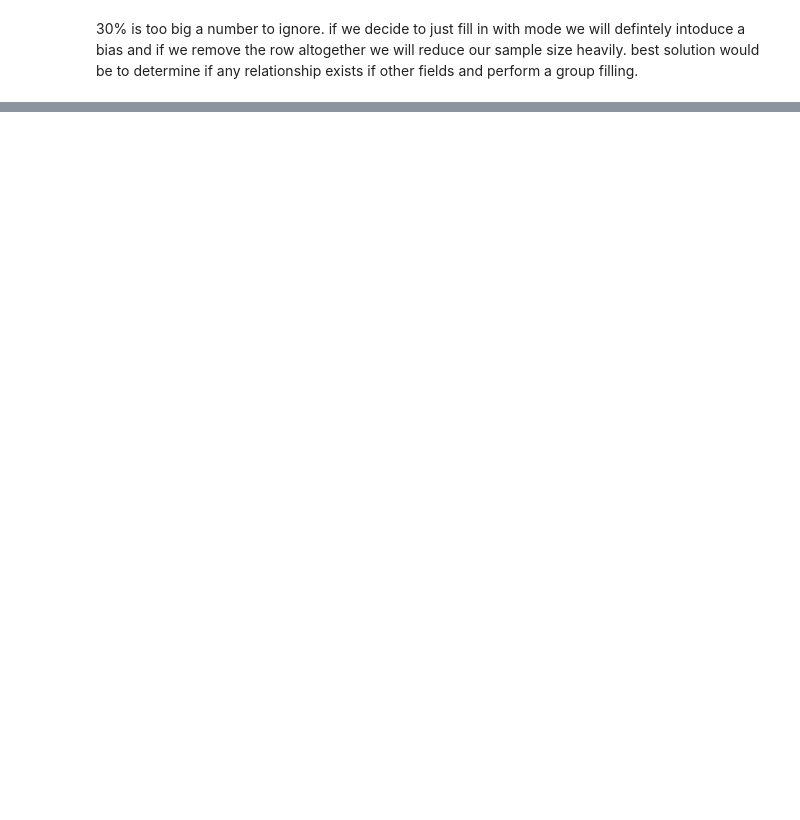
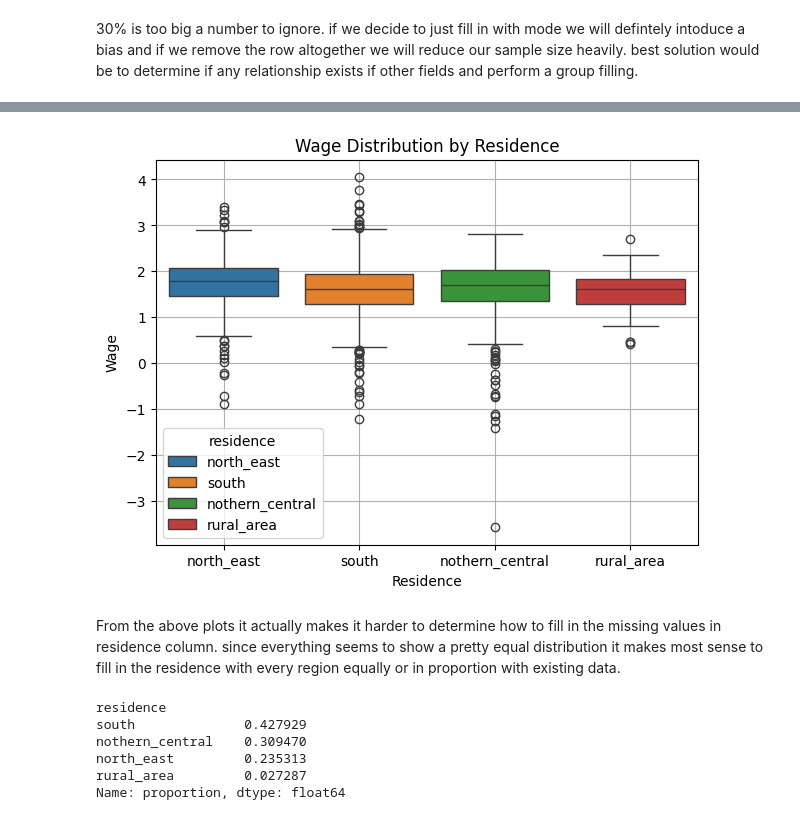
Before and after one commit to levyashvin/exploratory-data-analysis, a Jupyter notebook: males_dataset_analysis.ipynb, the cells around one changed output, grey strips where cells are left out. Cells and saved outputs as stored; diff of their text form; code cells hidden in the pictures; blank space fills up the shorter version.

```diff
--- a/males_dataset_analysis.ipynb
+++ b/males_dataset_analysis.ipynb
@@ -80,0 +107,24 @@ residence column missing data = 28.56%
+# %%
+#wage distribution by residence
+plt.figure(figsize=(7, 5))
+sns.boxplot(data=data, x='residence', y='wage', hue=data['residence'])
+plt.title('Wage Distribution by Residence')
+plt.xlabel('Residence')
+plt.ylabel('Wage')
+plt.grid(True)
+plt.show()
+# %% [output]
+[figure, added]
+# %% [markdown]
+From the above plots it actually makes it harder to determine how to fill in the missing values in residence column. since everything seems to show a pretty equal distribution it makes most sense to fill in the residence with every region equally or in proportion with existing data.
+# %%
+#initial proportions of each residence category
+residence_counts = data['residence'].value_counts(normalize=True)
+print(residence_counts)
+# %% [output]
+residence
+south              0.427929
+nothern_central    0.309470
+north_east         0.235313
+rural_area         0.027287
+Name: proportion, dtype: float64
```
Also changed, not shown: parts of 13 cells of this notebook.
